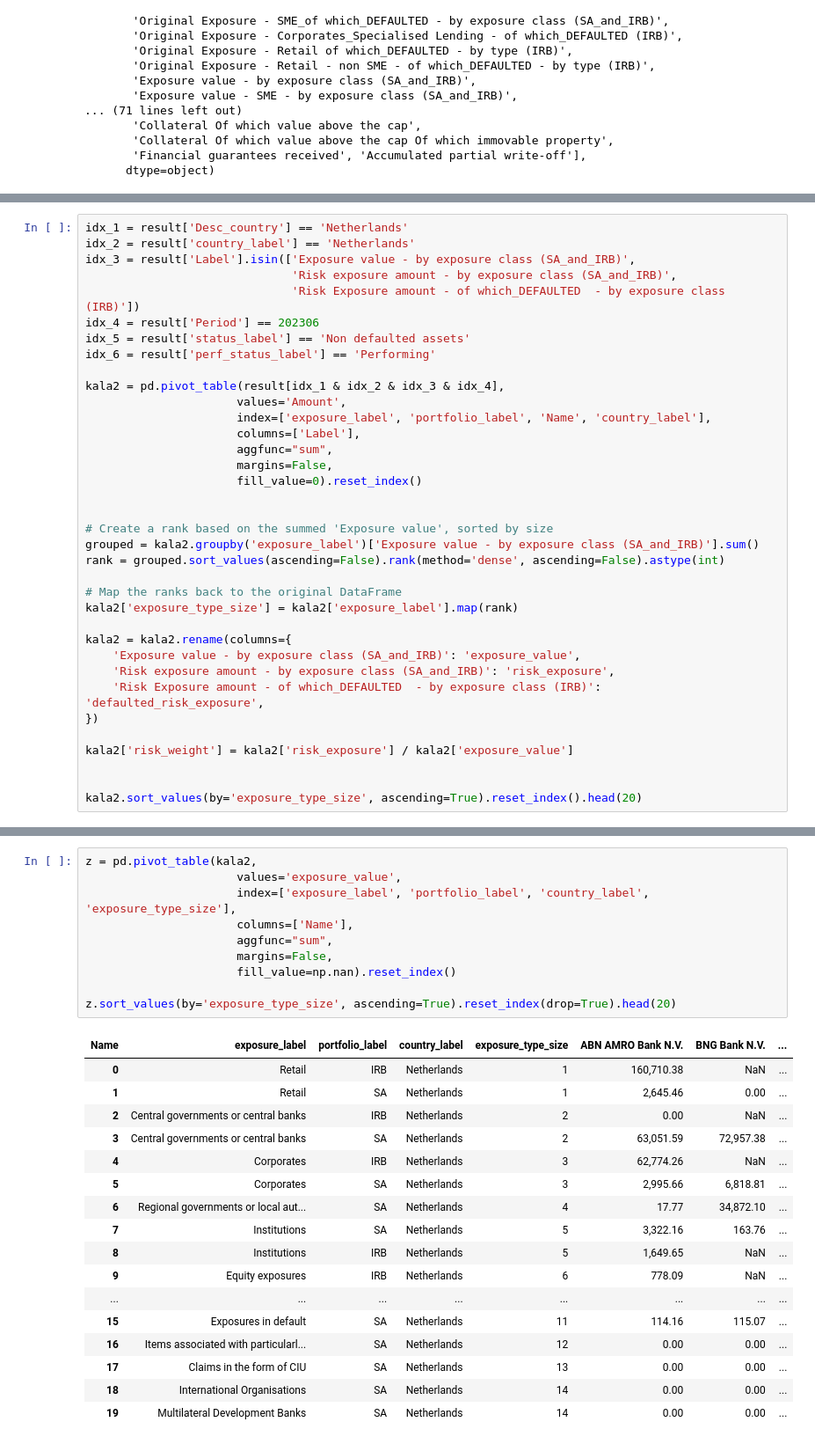
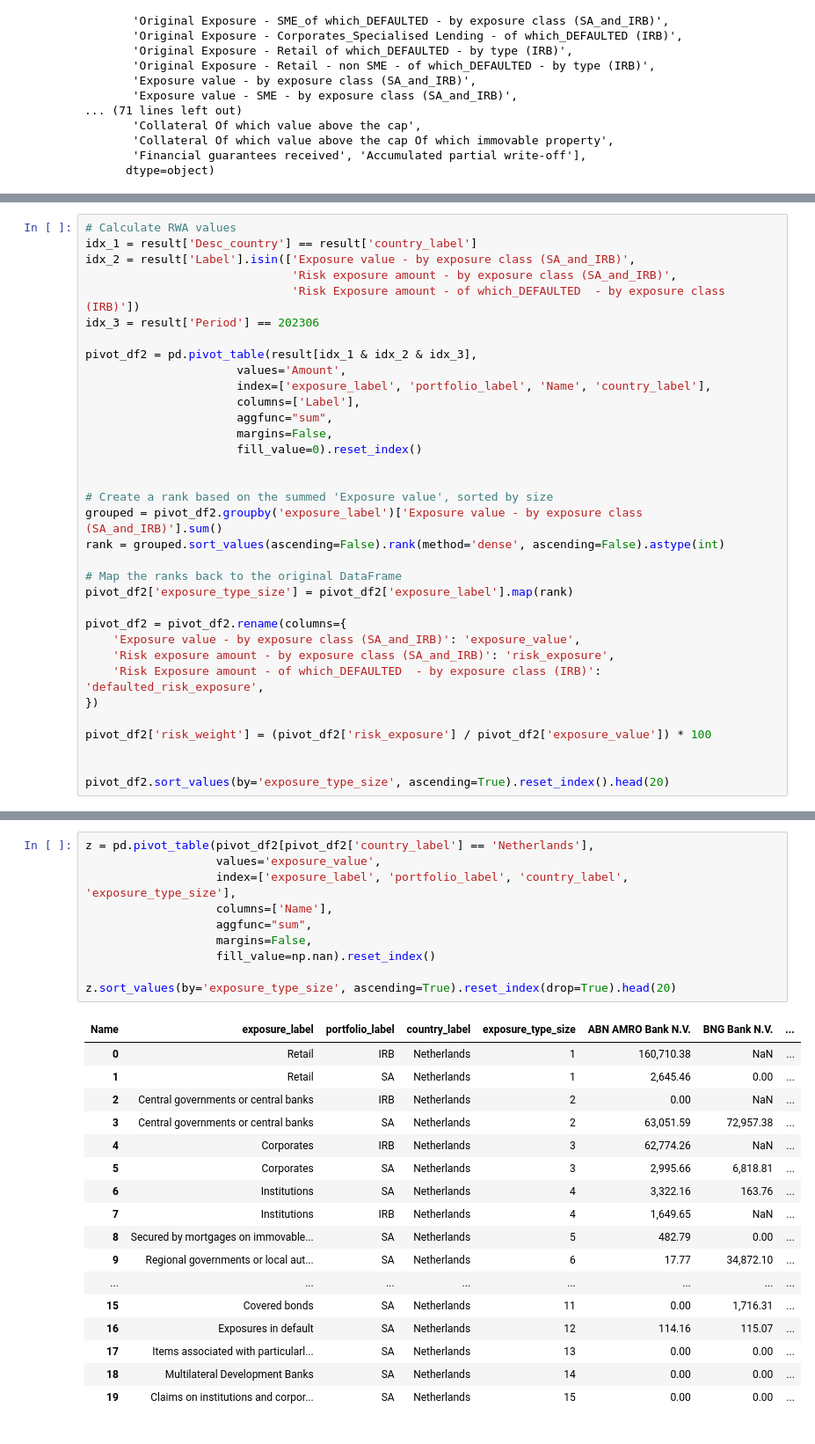
Before and after one commit to at621/eba_transparency, a Jupyter notebook: transparency_eba.ipynb, the cells around one changed output, grey strips where cells are left out. Shown at 88% size. Saved outputs shown, nothing was run; the diff lists cells and outputs as text.

```diff
--- a/transparency_eba.ipynb
+++ b/transparency_eba.ipynb
@@ -104,14 +106,12 @@ kala.sort_values(by=kala.columns[-1], ascending=False)
 # %%
-idx_1 = result['Desc_country'] == 'Netherlands'
-idx_2 = result['country_label'] == 'Netherlands'
-idx_3 = result['Label'].isin(['Exposure value - by exposure class (SA_and_IRB)',
+# Calculate RWA values
+idx_1 = result['Desc_country'] == result['country_label']
+idx_2 = result['Label'].isin(['Exposure value - by exposure class (SA_and_IRB)',
                               'Risk exposure amount - by exposure class (SA_and_IRB)',
                               'Risk Exposure amount - of which_DEFAULTED  - by exposure class (IRB)'])
-idx_4 = result['Period'] == 202306
-idx_5 = result['status_label'] == 'Non defaulted assets'
-idx_6 = result['perf_status_label'] == 'Performing'
+idx_3 = result['Period'] == 202306
 
-kala2 = pd.pivot_table(result[idx_1 & idx_2 & idx_3 & idx_4],
+pivot_df2 = pd.pivot_table(result[idx_1 & idx_2 & idx_3],
                       values='Amount',
                       index=['exposure_label', 'portfolio_label', 'Name', 'country_label'],
                       columns=['Label'],
@@ -121,21 +121,21 @@ kala2 = pd.pivot_table(result[idx_1 & idx_2 & idx_3 & idx_4],
 
 
 # Create a rank based on the summed 'Exposure value', sorted by size
-grouped = kala2.groupby('exposure_label')['Exposure value - by exposure class (SA_and_IRB)'].sum()
+grouped = pivot_df2.groupby('exposure_label')['Exposure value - by exposure class (SA_and_IRB)'].sum()
 rank = grouped.sort_values(ascending=False).rank(method='dense', ascending=False).astype(int)
 
 # Map the ranks back to the original DataFrame
-kala2['exposure_type_size'] = kala2['exposure_label'].map(rank)
+pivot_df2['exposure_type_size'] = pivot_df2['exposure_label'].map(rank)
 
-kala2 = kala2.rename(columns={
+pivot_df2 = pivot_df2.rename(columns={
     'Exposure value - by exposure class (SA_and_IRB)': 'exposure_value',
     'Risk exposure amount - by exposure class (SA_and_IRB)': 'risk_exposure',
     'Risk Exposure amount - of which_DEFAULTED  - by exposure class (IRB)': 'defaulted_risk_exposure',
 })
 
-kala2['risk_weight'] = kala2['risk_exposure'] / kala2['exposure_value']
+pivot_df2['risk_weight'] = (pivot_df2['risk_exposure'] / pivot_df2['exposure_value']) * 100
 
 
-kala2.sort_values(by='exposure_type_size', ascending=True).reset_index().head(20)
+pivot_df2.sort_values(by='exposure_type_size', ascending=True).reset_index().head(20)
 # %% [output]
 | Label | index | exposure_label | portfolio_label | Name | country_label | exposure_value | ... |
@@ -186,28 +188,28 @@ z.sort_values(by='exposure_type_size', ascending=True).head(20)
 # %%
-z = pd.pivot_table(kala2,
-                      values='exposure_value',
-                      index=['exposure_label', 'portfolio_label', 'country_label', 'exposure_type_size'],
-                      columns=['Name'],
-                      aggfunc="sum",
-                      margins=False,
-                      fill_value=np.nan).reset_index()
+z = pd.pivot_table(pivot_df2[pivot_df2['country_label'] == 'Netherlands'],
+                   values='exposure_value',
+                   index=['exposure_label', 'portfolio_label', 'country_label', 'exposure_type_size'],
+                   columns=['Name'],
+                   aggfunc="sum",
+                   margins=False,
+                   fill_value=np.nan).reset_index()
 
 z.sort_values(by='exposure_type_size', ascending=True).reset_index(drop=True).head(20)
 # %% [output]
 | Name | exposure_label | portfolio_label | country_label | exposure_type_size | ABN AMRO Bank N.V. | BNG Bank N.V. | ... |
 | 0 | Retail | IRB | Netherlands | 1 | 160,710.38 | NaN | ... |
 | 1 | Retail | SA | Netherlands | 1 | 2,645.46 | 0.00 | ... |
 | 2 | Central governments or central banks | IRB | Netherlands | 2 | 0.00 | NaN | ... |
 | 3 | Central governments or central banks | SA | Netherlands | 2 | 63,051.59 | 72,957.38 | ... |
 | 4 | Corporates | IRB | Netherlands | 3 | 62,774.26 | NaN | ... |
 | 5 | Corporates | SA | Netherlands | 3 | 2,995.66 | 6,818.81 | ... |
-| 6 | Regional governments or local aut... | SA | Netherlands | 4 | 17.77 | 34,872.10 | ... |
-| 7 | Institutions | SA | Netherlands | 5 | 3,322.16 | 163.76 | ... |
-| 8 | Institutions | IRB | Netherlands | 5 | 1,649.65 | NaN | ... |
-| 9 | Equity exposures | IRB | Netherlands | 6 | 778.09 | NaN | ... |
+| 6 | Institutions | SA | Netherlands | 4 | 3,322.16 | 163.76 | ... |
+| 7 | Institutions | IRB | Netherlands | 4 | 1,649.65 | NaN | ... |
+| 8 | Secured by mortgages on immovable... | SA | Netherlands | 5 | 482.79 | 0.00 | ... |
+| 9 | Regional governments or local aut... | SA | Netherlands | 6 | 17.77 | 34,872.10 | ... |
 | ... | ... | ... | ... | ... | ... | ... | ... |
-| 15 | Exposures in default | SA | Netherlands | 11 | 114.16 | 115.07 | ... |
-| 16 | Items associated with particularl... | SA | Netherlands | 12 | 0.00 | 0.00 | ... |
-| 17 | Claims in the form of CIU | SA | Netherlands | 13 | 0.00 | 0.00 | ... |
-| 18 | International Organisations | SA | Netherlands | 14 | 0.00 | 0.00 | ... |
-| 19 | Multilateral Development Banks | SA | Netherlands | 14 | 0.00 | 0.00 | ... |
+| 15 | Covered bonds | SA | Netherlands | 11 | 0.00 | 1,716.31 | ... |
+| 16 | Exposures in default | SA | Netherlands | 12 | 114.16 | 115.07 | ... |
+| 17 | Items associated with particularl... | SA | Netherlands | 13 | 0.00 | 0.00 | ... |
+| 18 | Multilateral Development Banks | SA | Netherlands | 14 | 0.00 | 0.00 | ... |
+| 19 | Claims on institutions and corpor... | SA | Netherlands | 15 | 0.00 | 0.00 | ... |
```
Also changed, not shown: parts of 14 cells of this notebook, 1 other file.
